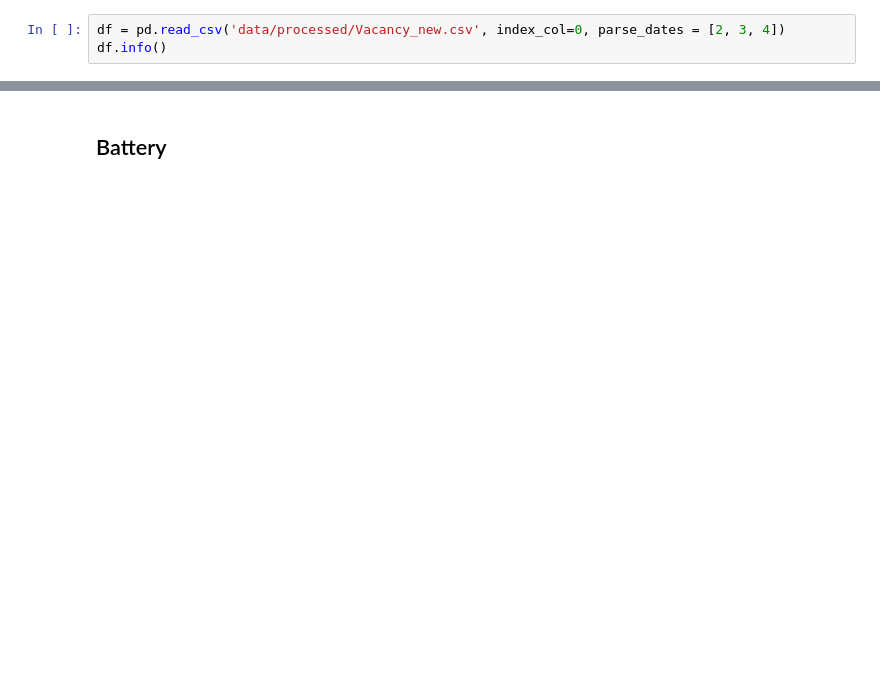
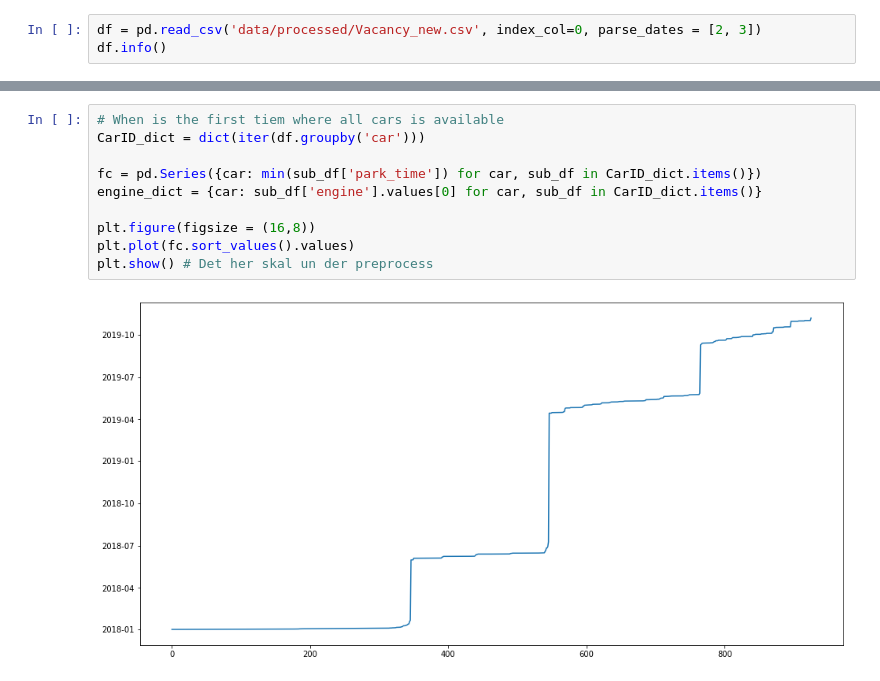
Before and after one commit to Bogeluno/GNN_Thesis, a Jupyter notebook: notebooks/TimeProgress.ipynb, the cells around one changed output, grey strips where cells are left out. Drawn from its saved outputs; the diff is of its cells as text; blank space fills up the shorter version.

```diff
--- a/notebooks/TimeProgress.ipynb
+++ b/notebooks/TimeProgress.ipynb
@@ -5,5 +6,5 @@ import numpy as np
 # %%
-df = pd.read_csv('data/processed/Vacancy_new.csv', index_col=0, parse_dates = [2, 3, 4])
+df = pd.read_csv('data/processed/Vacancy_new.csv', index_col=0, parse_dates = [2, 3])
 df.info()
 # %% [output]
 <class 'pandas.core.frame.DataFrame'>
@@ -116,2 +27,12 @@ Name: park_time, Length: 333145, dtype: datetime64[ns]
-# %% [markdown]
-## Battery
+# %%
+# When is the first tiem where all cars is available
+CarID_dict = dict(iter(df.groupby('car')))
+
+fc = pd.Series({car: min(sub_df['park_time']) for car, sub_df in CarID_dict.items()})
+engine_dict = {car: sub_df['engine'].values[0] for car, sub_df in CarID_dict.items()}
+
+plt.figure(figsize = (16,8))
+plt.plot(fc.sort_values().values)
+plt.show() # Det her skal un der preprocess
+# %% [output]
+[figure, added]
```
Also changed, not shown: parts of 15 cells of this notebook, 6 other files.
